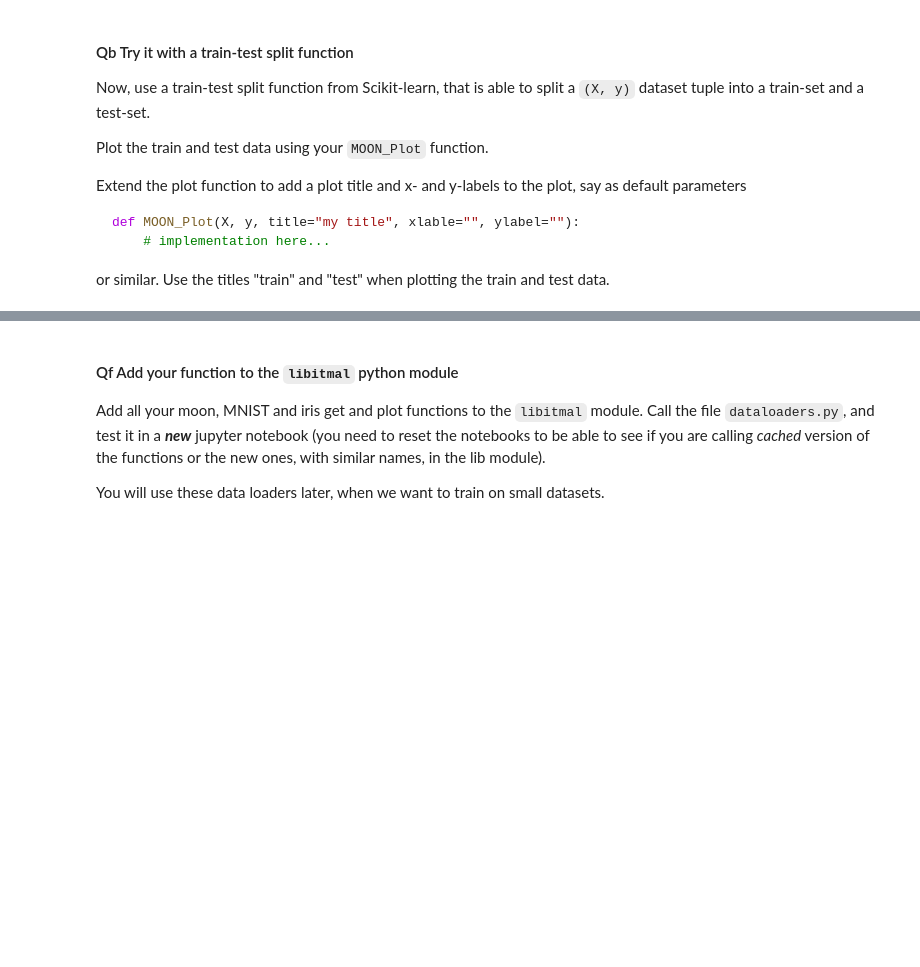
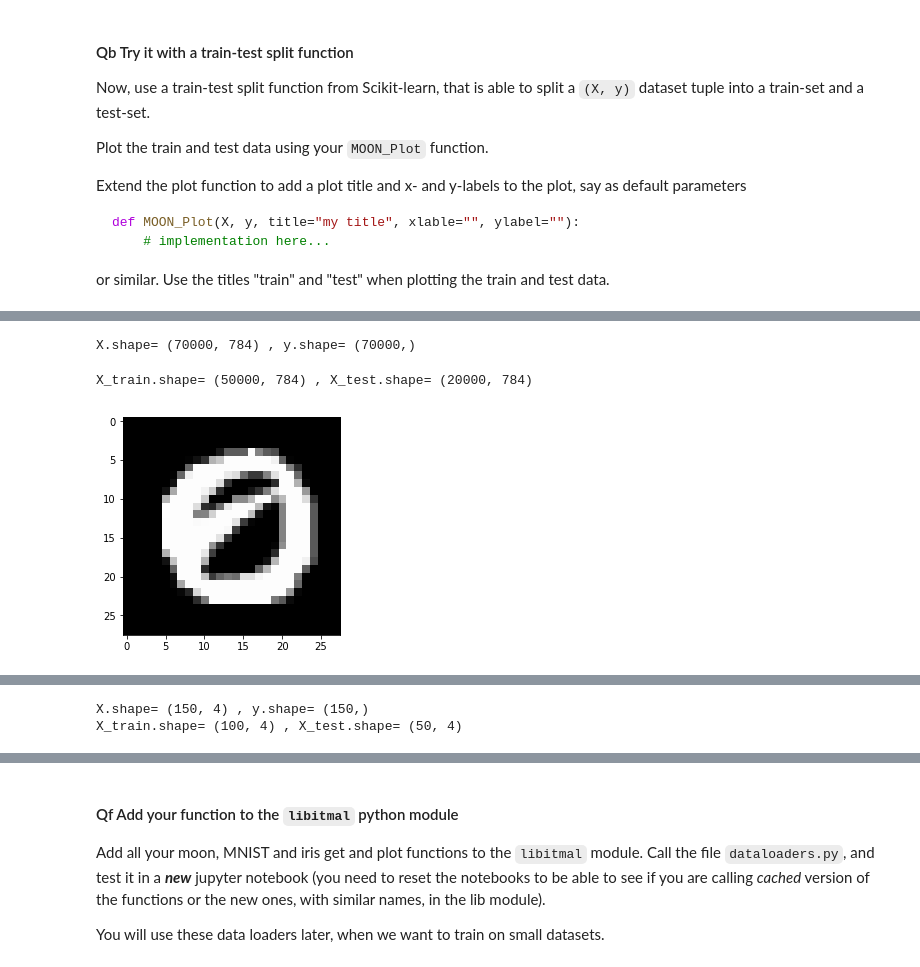
Before and after one commit to 2takker/ITMAL-gr46, a Jupyter notebook: L03/dataset.ipynb, the cells around one changed output, grey strips where cells are left out. Drawn from its saved outputs; the diff is of its cells as text; code cells hidden in the pictures; blank space fills up the shorter version.

```diff
--- a/L03/dataset.ipynb
+++ b/L03/dataset.ipynb
@@ -119,27 +119,39 @@ Also create a `MNIST_PlotDigit()`, that is able to plot a single digit from the
 # %%
 # TODO: Qc...
 
-from sklearn.datasets import fetch_mldata
-from keras.datasets import mnist
+from sklearn.datasets import fetch_openml
+#from keras.datasets import mnist
+import matplotlib.pyplot as plt
 
 def MNIST_PlotDigit(data):
     image = data.reshape(28, 28)
+    plt.imshow(image, cmap='gray')
+    plt.show()
+
     # TODO: add plot functionality for a single digit...
 
 def MNIST_GetDataSet():
+    mnist= fetch_openml('mnist_784', version=1, cache=True)
     # TODO: use mnist = fetch_mldata('MNIST original') or mnist.load_data(),
     #       but return as a single X-y tuple
+    X = mnist.data
+    y = mnist.target
+    return X, y
 
 
 
 # TEST CODE:
 X, y = MNIST_GetDataSet()
 print("X.shape=",X.shape, ", y.shape=",y.shape)
 
 X_train, X_test, y_train, y_test = train_test_split(X, y, train_size=50000, shuffle=True)
 
 print("X_train.shape=",X_train.shape,", X_test.shape=",X_test.shape)
 MNIST_PlotDigit(X_train[12])
+# %% [output]
+X.shape= (70000, 784) , y.shape= (70000,)
+X_train.shape= (50000, 784) , X_test.shape= (20000, 784)
+[figure, added]
 # %% [markdown]
 ## Iris
 
@@ -160,3 +170,29 @@ Creating the iris data loader, `IRIS_GetDataSet()`, this time we use the iris lo
+# %%
+
+import sklearn.datasets as sk
+#from keras.datasets import mnist
+import matplotlib.pyplot as plt
+
+
+
+def IRIS_GetDataSet():
+    iris= sk.load_iris()
+    X = iris.data
+    y = iris.target
+    return X, y
+
+
+
+# TEST CODE:
+X, y = IRIS_GetDataSet()
+print("X.shape=",X.shape, ", y.shape=",y.shape)
+
+X_train, X_test, y_train, y_test = train_test_split(X, y, train_size=100, shuffle=True)
+
+print("X_train.shape=",X_train.shape,", X_test.shape=",X_test.shape)
+# %% [output]
+X.shape= (150, 4) , y.shape= (150,)
+X_train.shape= (100, 4) , X_test.shape= (50, 4)
 # %% [markdown]
 #### Qe Examine the data via scatter plots
 
```
Also changed, not shown: parts of 5 cells of this notebook, 1 other file.
